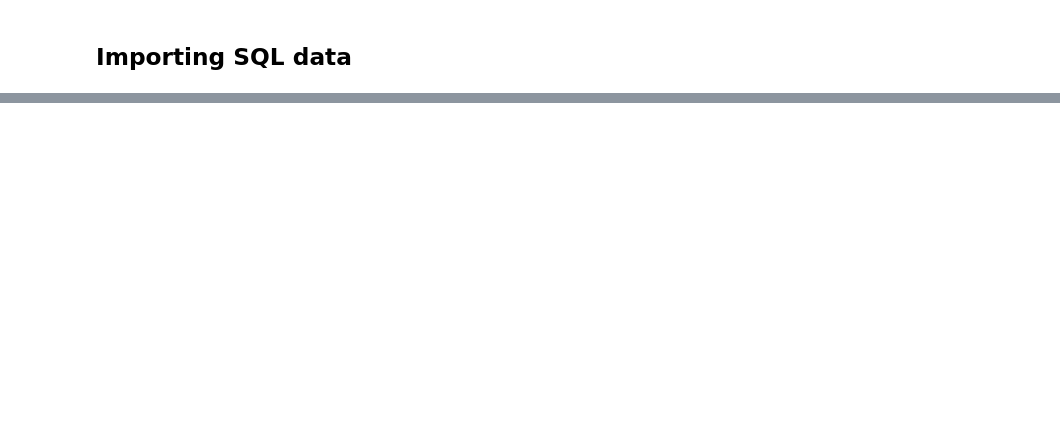
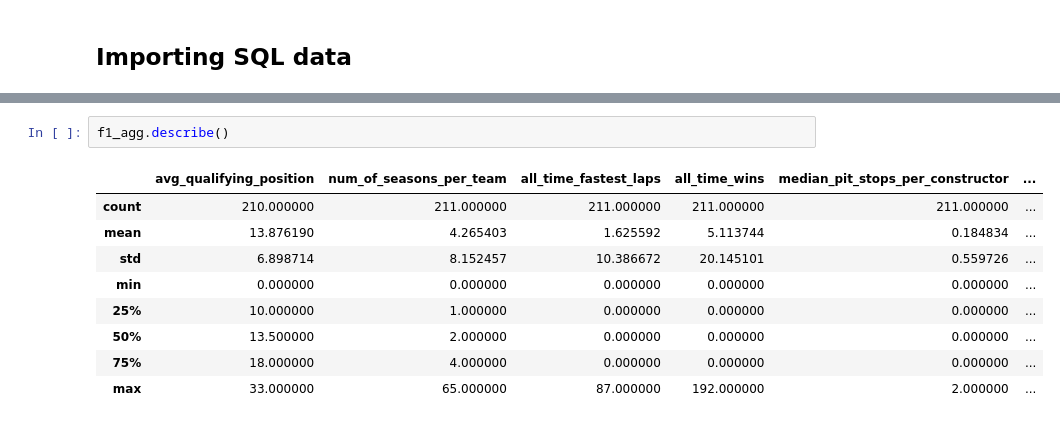
Before and after one commit to quintarius/data-analysis-projects, a Jupyter notebook: f1-analysis/F1_Analysis_01_10_2022.ipynb, the cells around one changed output, grey strips where cells are left out. Cells and saved outputs as stored; diff of their text form; blank space fills up the shorter version.

```diff
--- a/f1-analysis/F1_Analysis_01_10_2022.ipynb
+++ b/f1-analysis/F1_Analysis_01_10_2022.ipynb
@@ -804,0 +850,12 @@ conn.close()
+# %%
+f1_agg.describe()
+# %% [output]
+|  | avg_qualifying_position | num_of_seasons_per_team | all_time_fastest_laps | all_time_wins | median_pit_stops_per_constructor | ... |
+| count | 210.000000 | 211.000000 | 211.000000 | 211.000000 | 211.000000 | ... |
+| mean | 13.876190 | 4.265403 | 1.625592 | 5.113744 | 0.184834 | ... |
+| std | 6.898714 | 8.152457 | 10.386672 | 20.145101 | 0.559726 | ... |
+| min | 0.000000 | 0.000000 | 0.000000 | 0.000000 | 0.000000 | ... |
+| 25% | 10.000000 | 1.000000 | 0.000000 | 0.000000 | 0.000000 | ... |
+| 50% | 13.500000 | 2.000000 | 0.000000 | 0.000000 | 0.000000 | ... |
+| 75% | 18.000000 | 4.000000 | 0.000000 | 0.000000 | 0.000000 | ... |
+| max | 33.000000 | 65.000000 | 87.000000 | 192.000000 | 2.000000 | ... |
```
Also changed, not shown: parts of 4 cells of this notebook.
